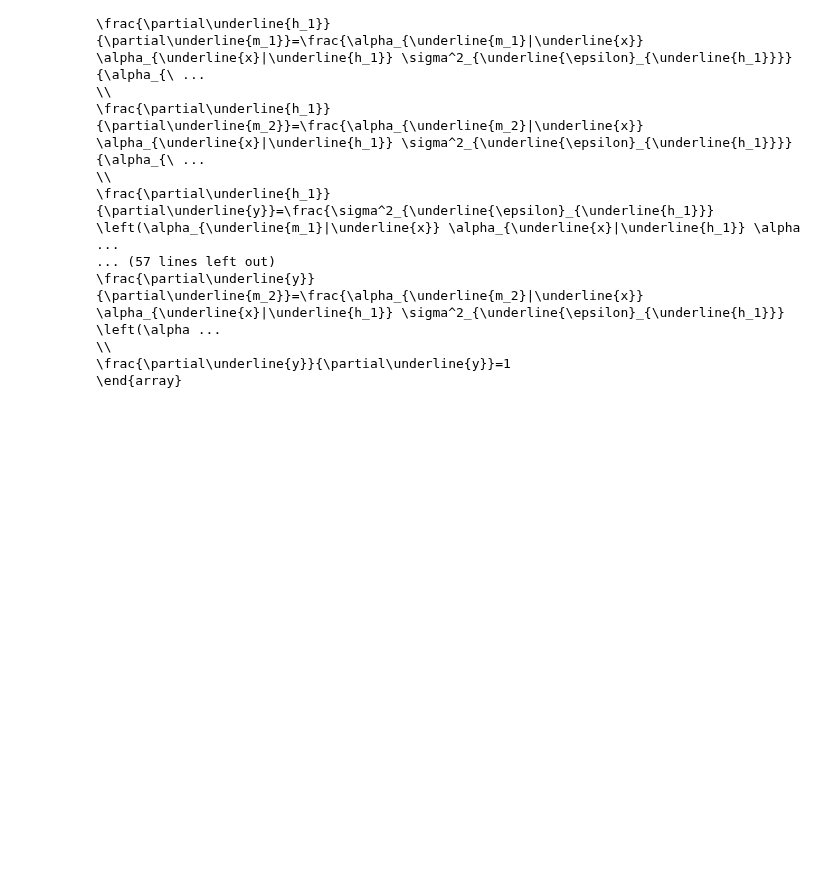
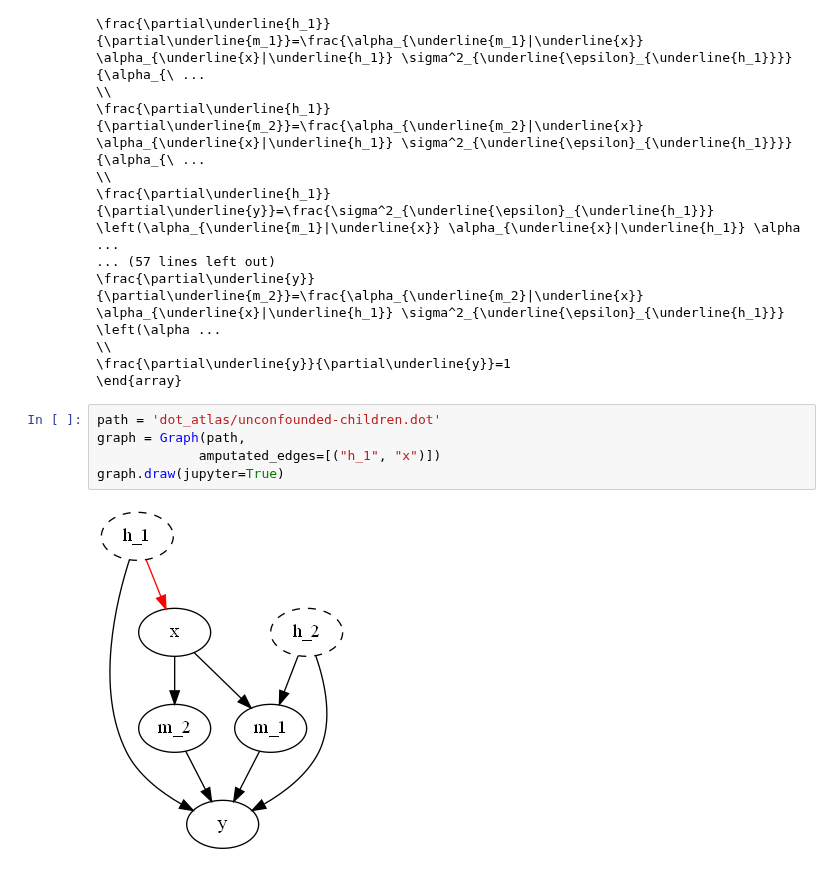
Before and after one commit to rrtucci/scumpy, a Jupyter notebook: jupyter_notebooks/unconfounded-children.ipynb, the cells around one changed output. Saved outputs shown, nothing was run; the diff lists cells and outputs as text; blank space fills up the shorter version.

```diff
--- a/jupyter_notebooks/unconfounded-children.ipynb
+++ b/jupyter_notebooks/unconfounded-children.ipynb
@@ -62,3 +62,10 @@ cal.print_jacobian_entries()
 \\
 \frac{\partial\underline{y}}{\partial\underline{y}}=1
 \end{array}
+# %%
+path = 'dot_atlas/unconfounded-children.dot'
+graph = Graph(path,
+             amputated_edges=[("h_1", "x")])
+graph.draw(jupyter=True)
+# %% [output]
+[figure, added]
```
Also changed, not shown: parts of 2 cells of this notebook.
